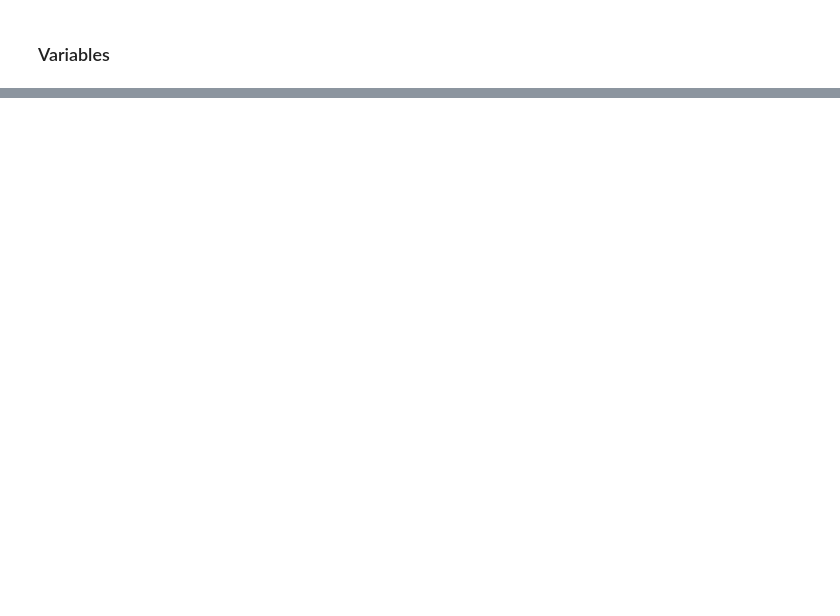
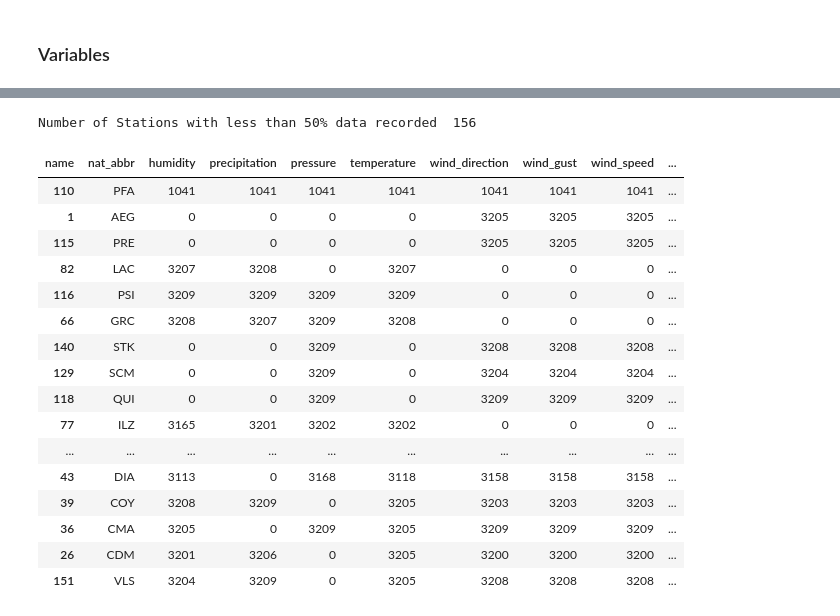
Before and after one commit to aureliedj/weather-station-model-with-transformers, a Jupyter notebook: Data_Exploration.ipynb, the cells around one changed output, grey strips where cells are left out. Saved outputs shown, nothing was run; the diff lists cells and outputs as text; code cells hidden in the pictures; blank space fills up the shorter version.

```diff
--- a/Data_Exploration.ipynb
+++ b/Data_Exploration.ipynb
@@ -228,0 +175,29 @@ len(df_station)
+# %%
+# Count how many variables are <1600 for each station
+df_station["count_true"] = (df_station[variables] < 1600).sum(axis=1)
+
+# Keep station name and the count
+result = df_station[["nat_abbr", "count_true"]]
+
+print("Number of Stations with less than 50% data recorded ", len(df_station["count_true"] != 0))
+
+df_station[df_station["count_true"] != 0].sort_values("count_true", ascending=False)
+# %% [output]
+Number of Stations with less than 50% data recorded  156
+| name | nat_abbr | humidity | precipitation | pressure | temperature | wind_direction | wind_gust | wind_speed | ... |
+| 110 | PFA | 1041 | 1041 | 1041 | 1041 | 1041 | 1041 | 1041 | ... |
+| 1 | AEG | 0 | 0 | 0 | 0 | 3205 | 3205 | 3205 | ... |
+| 115 | PRE | 0 | 0 | 0 | 0 | 3205 | 3205 | 3205 | ... |
+| 82 | LAC | 3207 | 3208 | 0 | 3207 | 0 | 0 | 0 | ... |
+| 116 | PSI | 3209 | 3209 | 3209 | 3209 | 0 | 0 | 0 | ... |
+| 66 | GRC | 3208 | 3207 | 3209 | 3208 | 0 | 0 | 0 | ... |
+| 140 | STK | 0 | 0 | 3209 | 0 | 3208 | 3208 | 3208 | ... |
+| 129 | SCM | 0 | 0 | 3209 | 0 | 3204 | 3204 | 3204 | ... |
+| 118 | QUI | 0 | 0 | 3209 | 0 | 3209 | 3209 | 3209 | ... |
+| 77 | ILZ | 3165 | 3201 | 3202 | 3202 | 0 | 0 | 0 | ... |
+| ... | ... | ... | ... | ... | ... | ... | ... | ... | ... |
+| 43 | DIA | 3113 | 0 | 3168 | 3118 | 3158 | 3158 | 3158 | ... |
+| 39 | COY | 3208 | 3209 | 0 | 3205 | 3203 | 3203 | 3203 | ... |
+| 36 | CMA | 3205 | 0 | 3209 | 3205 | 3209 | 3209 | 3209 | ... |
+| 26 | CDM | 3201 | 3206 | 0 | 3205 | 3200 | 3200 | 3200 | ... |
+| 151 | VLS | 3204 | 3209 | 0 | 3205 | 3208 | 3208 | 3208 | ... |
```
Also changed, not shown: parts of 32 cells of this notebook, 3 other files.
